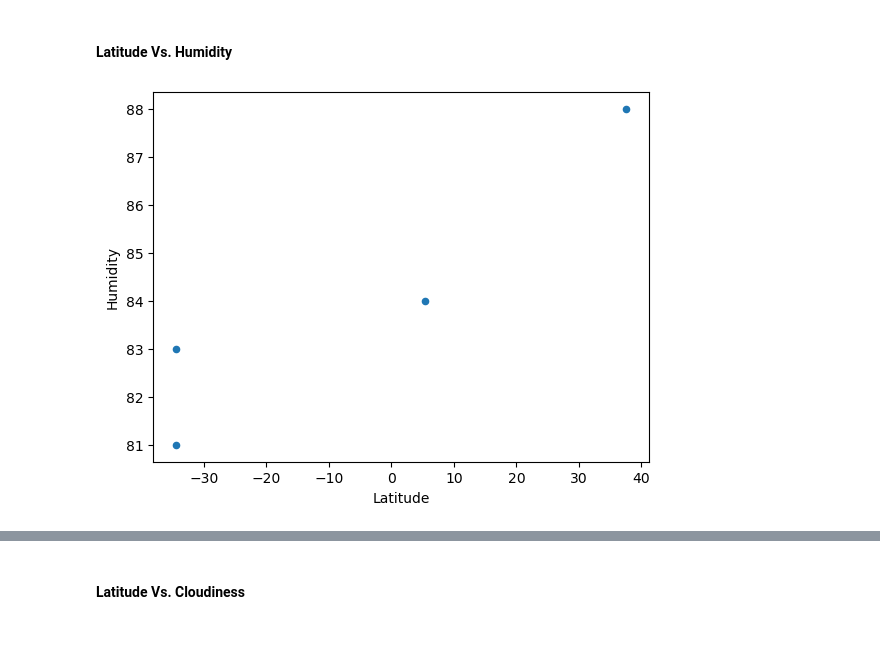
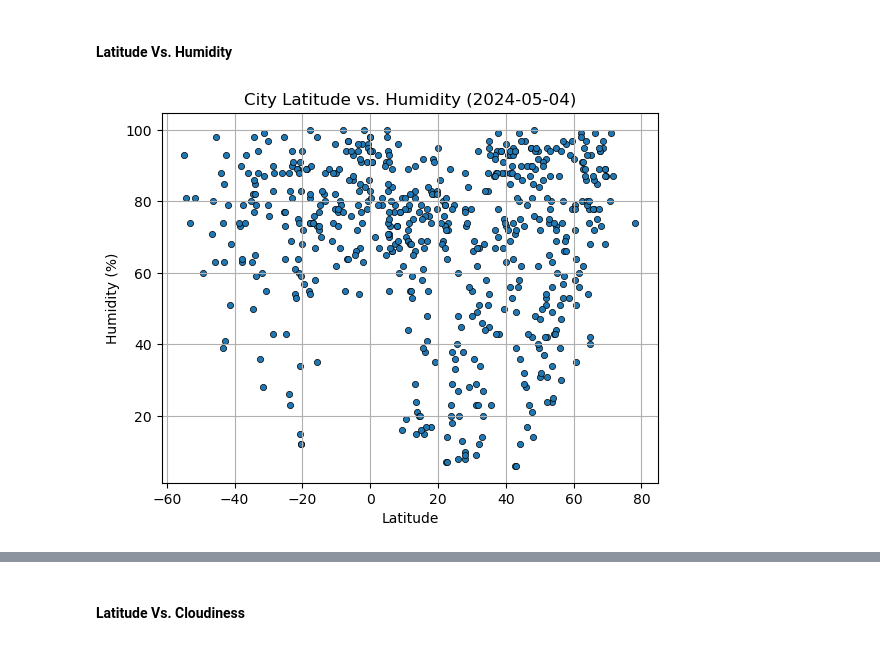
Before and after one commit to reikanger/weatherpy-vacationpy, a Jupyter notebook: WeatherPy/WeatherPy.ipynb, the cells around one changed output, grey strips where cells are left out. Cells and saved outputs as stored; diff of their text form; code cells hidden in the pictures.

```diff
--- a/WeatherPy/WeatherPy.ipynb
+++ b/WeatherPy/WeatherPy.ipynb
@@ -227,15 +213,18 @@ plt.show()
 #### Latitude Vs. Humidity
 # %%
 # Build the scatter plots for latitude vs. humidity
-city_data_df.plot.scatter(x='Latitude', y='Humidity')
+city_data_df.plot.scatter(x='Latitude', y='Humidity', edgecolors='black', linewidths=0.5)
 
 # Incorporate the other graph properties
-# YOUR CODE HERE
+plt.grid(True)
+plt.xlabel('Latitude')
+plt.ylabel('Humidity (%)')
+plt.title(f'City Latitude vs. Humidity ({collection_date})')
 
 # Save the figure
 plt.savefig(Path("output_data", "Fig2.png"))
 
 # Show plot
 plt.show()
 # %% [output]
-[figure, old version]
+[figure, new version]
```
Also changed, not shown: parts of 35 cells of this notebook, 5 other files.
